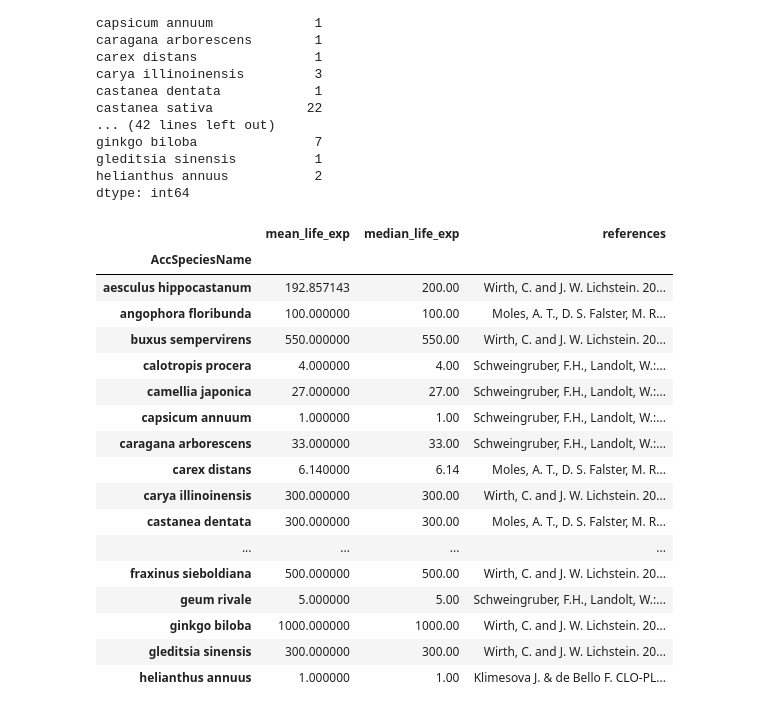
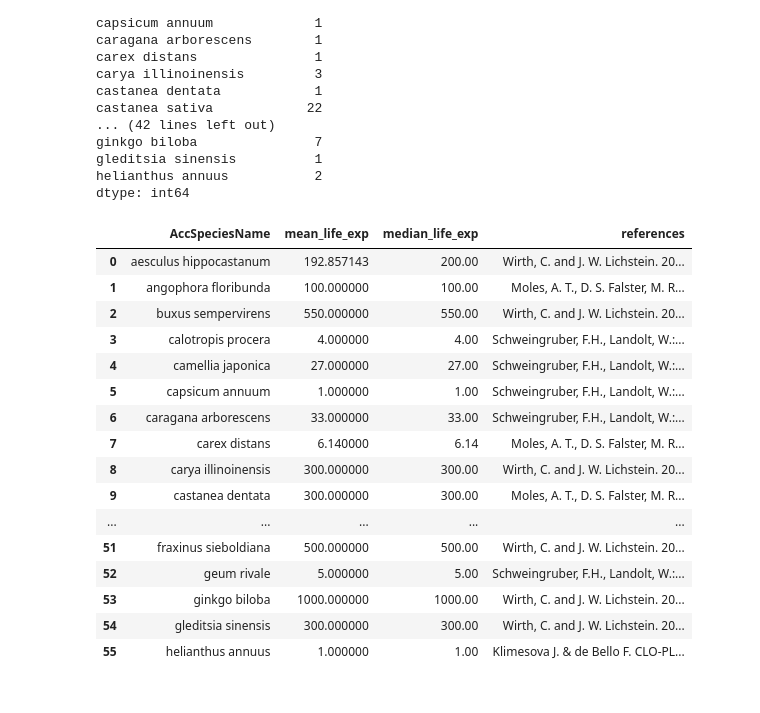
Before and after one commit to Escarlataaaaa/plants_traits, a Jupyter notebook: plant_lifespan_longevity.ipynb, the cells around one changed output. Cells and saved outputs as stored; diff of their text form; code cells hidden in the pictures.

```diff
--- a/plant_lifespan_longevity.ipynb
+++ b/plant_lifespan_longevity.ipynb
@@ -121,31 +121,30 @@ gleditsia sinensis          1
 helianthus annuus           2
 dtype: int64
 # %%
-df_grouped = df_trait_id_non_nan.groupby("AccSpeciesName").agg(
+df_grouped = df_trait_id_non_nan.groupby("AccSpeciesName", as_index=False).agg(
     mean_life_exp=("StdValue", "mean"),
     median_life_exp=("StdValue", "median"),
     references=("Reference", lambda x: "; ".join(x.dropna().unique()))
 )
 df_grouped
 # %% [output]
-|  | mean_life_exp | median_life_exp | references |
-| AccSpeciesName |  |  |  |
-| aesculus hippocastanum | 192.857143 | 200.00 | Wirth, C. and J. W. Lichstein. 20... |
-| angophora floribunda | 100.000000 | 100.00 | Moles, A. T., D. S. Falster, M. R... |
-| buxus sempervirens | 550.000000 | 550.00 | Wirth, C. and J. W. Lichstein. 20... |
-| calotropis procera | 4.000000 | 4.00 | Schweingruber, F.H., Landolt, W.:... |
-| camellia japonica | 27.000000 | 27.00 | Schweingruber, F.H., Landolt, W.:... |
-| capsicum annuum | 1.000000 | 1.00 | Schweingruber, F.H., Landolt, W.:... |
-| caragana arborescens | 33.000000 | 33.00 | Schweingruber, F.H., Landolt, W.:... |
-| carex distans | 6.140000 | 6.14 | Moles, A. T., D. S. Falster, M. R... |
-| carya illinoinensis | 300.000000 | 300.00 | Wirth, C. and J. W. Lichstein. 20... |
-| castanea dentata | 300.000000 | 300.00 | Moles, A. T., D. S. Falster, M. R... |
-| ... | ... | ... | ... |
-| fraxinus sieboldiana | 500.000000 | 500.00 | Wirth, C. and J. W. Lichstein. 20... |
-| geum rivale | 5.000000 | 5.00 | Schweingruber, F.H., Landolt, W.:... |
-| ginkgo biloba | 1000.000000 | 1000.00 | Wirth, C. and J. W. Lichstein. 20... |
-| gleditsia sinensis | 300.000000 | 300.00 | Wirth, C. and J. W. Lichstein. 20... |
-| helianthus annuus | 1.000000 | 1.00 | Klimesova J. & de Bello F. CLO-PL... |
+|  | AccSpeciesName | mean_life_exp | median_life_exp | references |
+| 0 | aesculus hippocastanum | 192.857143 | 200.00 | Wirth, C. and J. W. Lichstein. 20... |
+| 1 | angophora floribunda | 100.000000 | 100.00 | Moles, A. T., D. S. Falster, M. R... |
+| 2 | buxus sempervirens | 550.000000 | 550.00 | Wirth, C. and J. W. Lichstein. 20... |
+| 3 | calotropis procera | 4.000000 | 4.00 | Schweingruber, F.H., Landolt, W.:... |
+| 4 | camellia japonica | 27.000000 | 27.00 | Schweingruber, F.H., Landolt, W.:... |
+| 5 | capsicum annuum | 1.000000 | 1.00 | Schweingruber, F.H., Landolt, W.:... |
+| 6 | caragana arborescens | 33.000000 | 33.00 | Schweingruber, F.H., Landolt, W.:... |
+| 7 | carex distans | 6.140000 | 6.14 | Moles, A. T., D. S. Falster, M. R... |
+| 8 | carya illinoinensis | 300.000000 | 300.00 | Wirth, C. and J. W. Lichstein. 20... |
+| 9 | castanea dentata | 300.000000 | 300.00 | Moles, A. T., D. S. Falster, M. R... |
+| ... | ... | ... | ... | ... |
+| 51 | fraxinus sieboldiana | 500.000000 | 500.00 | Wirth, C. and J. W. Lichstein. 20... |
+| 52 | geum rivale | 5.000000 | 5.00 | Schweingruber, F.H., Landolt, W.:... |
+| 53 | ginkgo biloba | 1000.000000 | 1000.00 | Wirth, C. and J. W. Lichstein. 20... |
+| 54 | gleditsia sinensis | 300.000000 | 300.00 | Wirth, C. and J. W. Lichstein. 20... |
+| 55 | helianthus annuus | 1.000000 | 1.00 | Klimesova J. & de Bello F. CLO-PL... |
 # %%
 pd.set_option("display.max_colwidth", None)
 df_grouped["references"]
```
Also changed, not shown: parts of 1 cell of this notebook, 2 other files.
